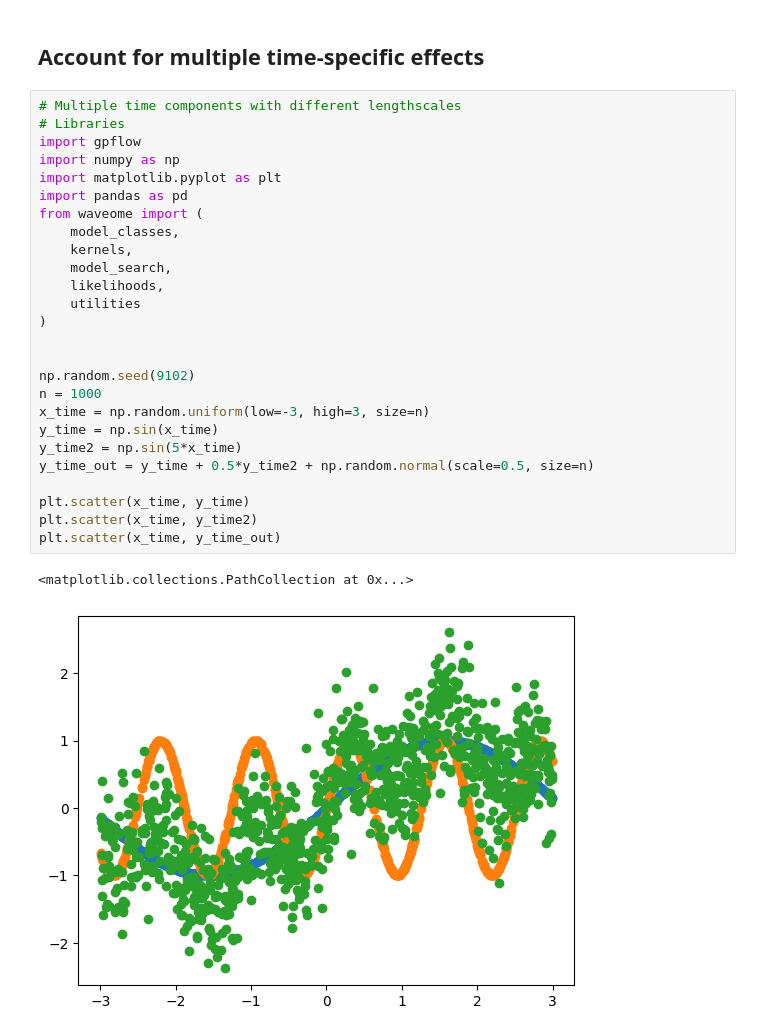
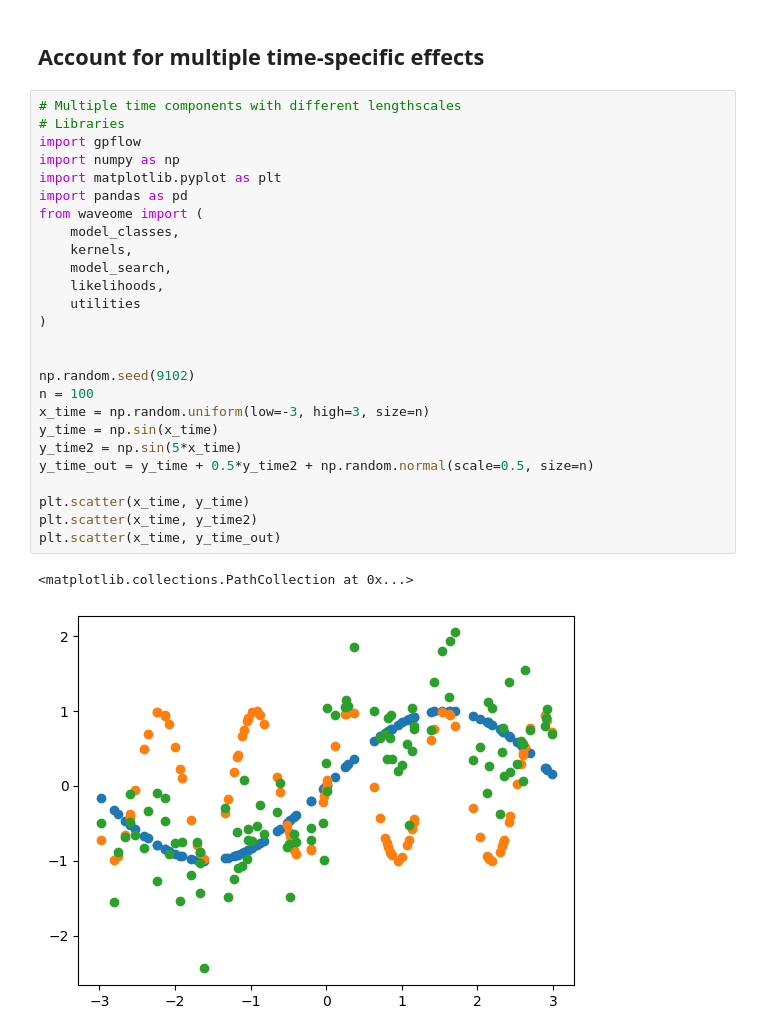
Before and after one commit to omicsEye/waveome, a Jupyter notebook: examples/simulations/simple_regression_different_models.ipynb, the cells around one changed output. Drawn from its saved outputs; the diff is of its cells as text.

```diff
--- a/examples/simulations/simple_regression_different_models.ipynb
+++ b/examples/simulations/simple_regression_different_models.ipynb
@@ -681,30 +493,30 @@ plt.show()
 # %%
 # Multiple time components with different lengthscales
 # Libraries
 import gpflow
 import numpy as np
 import matplotlib.pyplot as plt
 import pandas as pd
 from waveome import (
     model_classes,
     kernels,
     model_search,
     likelihoods,
     utilities
 )
 
 
 np.random.seed(9102)
-n = 1000
+n = 100
 x_time = np.random.uniform(low=-3, high=3, size=n)
 y_time = np.sin(x_time)
 y_time2 = np.sin(5*x_time)
 y_time_out = y_time + 0.5*y_time2 + np.random.normal(scale=0.5, size=n)
 
 plt.scatter(x_time, y_time)
 plt.scatter(x_time, y_time2)
 plt.scatter(x_time, y_time_out)
 # %% [output]
 <matplotlib.collections.PathCollection at 0x...>
-[figure, old version]
+[figure, new version]
 # %%
```
Also changed, not shown: parts of 62 cells of this notebook, 1 other file.
